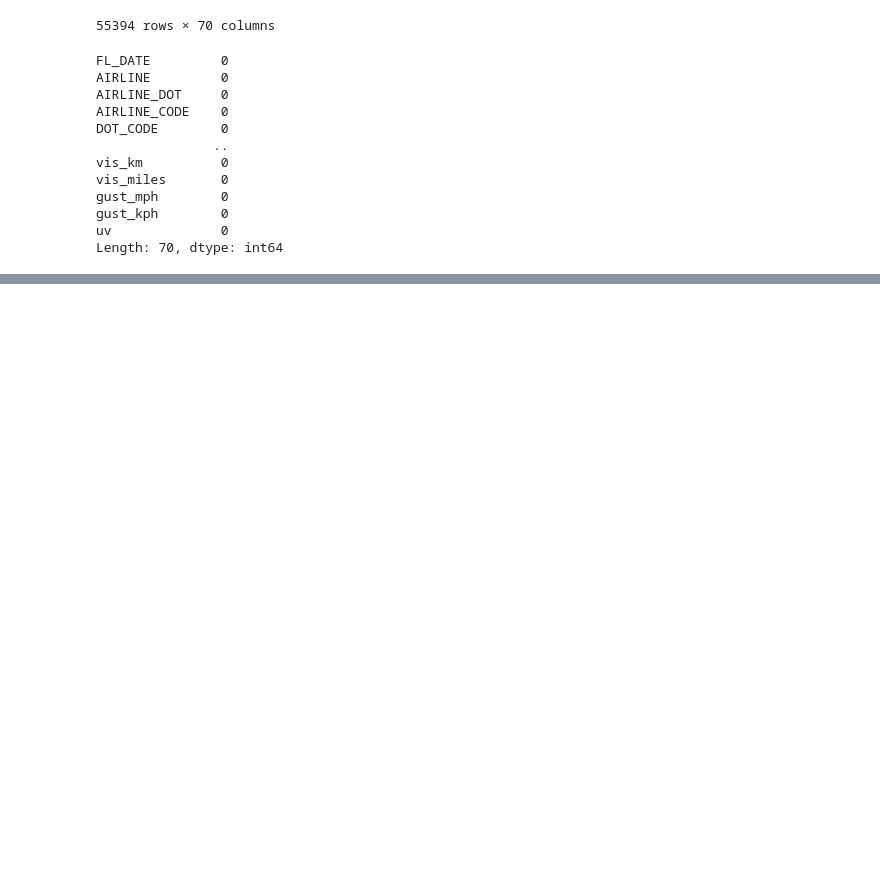
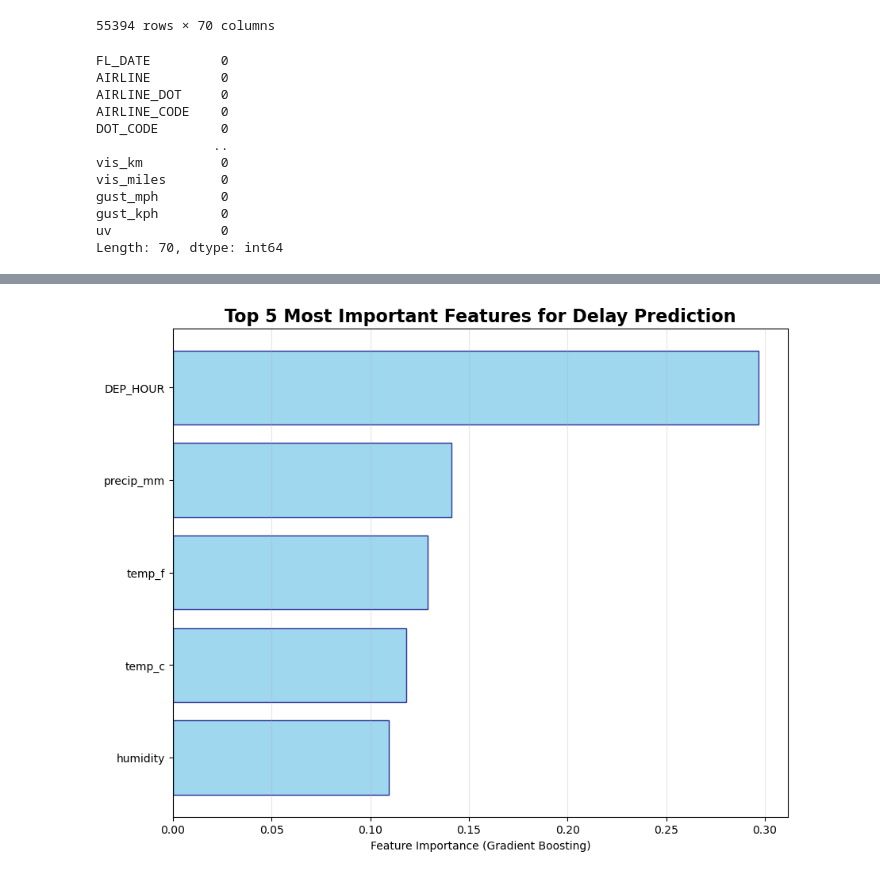
Before and after one commit to stevenl224/EECE5644-Final-Project, a Jupyter notebook: MLproj.ipynb, the cells around one changed output, grey strips where cells are left out. Cells and saved outputs as stored; diff of their text form; code cells hidden in the pictures; blank space fills up the shorter version.

```diff
--- a/MLproj.ipynb
+++ b/MLproj.ipynb
@@ -58,3 +58,14 @@ gust_mph        0
 gust_kph        0
 uv              0
 Length: 70, dtype: int64
+# %%
+# 1. Define on-time vs delayed and inspect distribution
+delay_threshold = 15  # minutes
+df['ONTIME'] = np.where(df['DEP_DELAY'] <= delay_threshold, 1, 0)  # 1=on-time, 0=delayed
+
+print("DEP_DELAY summary:")
+print(df['DEP_DELAY'].describe())
+print("\nONTIME value counts:")
+print(df['ONTIME'].value_counts())
+print("\nONTIME value proportion:")
+print(df['ONTIME'].value_counts(normalize=True))
@@ -305,0 +182,9 @@ plt.show()
+# %%
+# 3. Build X, y for regression and classification
+X = df_model[feature_cols].select_dtypes(include=['int64', 'float64'])
+y_reg = df_model['DEP_DELAY']
+y_clf = df_model['ONTIME']
+
+print("X shape:", X.shape)
+print("Regression target mean/std:", y_reg.mean(), y_reg.std())
+print("Classification ONTIME proportions:\n", y_clf.value_counts(normalize=True))
@@ -305,0 +199,59 @@ plt.show()
+# %%
+from sklearn.model_selection import train_test_split, KFold, cross_val_score
+from sklearn.linear_model import LinearRegression, Ridge, Lasso, ElasticNet
+from sklearn.ensemble import RandomForestRegressor, GradientBoostingRegressor
+
+X_train, X_test, y_train, y_test = train_test_split(
+    X, y_reg, test_size=0.2, random_state=42
+)
+
+reg_models = {
+    'LinearRegression': LinearRegression(),
+    'Ridge': Ridge(alpha=5.0),
+    'Lasso': Lasso(alpha=0.001),
+    'ElasticNet': ElasticNet(alpha=0.01, l1_ratio=0.5),
+    'RandomForest': RandomForestRegressor(
+        n_estimators=200, max_depth=12, random_state=42),
+    'GradientBoosting': GradientBoostingRegressor(
+        n_estimators=300, max_depth=3, learning_rate=0.05, random_state=42)
+}
+
+reg_results = []
+for name, model in reg_models.items():
+    model.fit(X_train, y_train)
+    y_pred = model.predict(X_test)
+    r2 = r2_score(y_test, y_pred)
+    rmse = np.sqrt(mean_squared_error(y_test, y_pred))
+    mae = mean_absolute_error(y_test, y_pred)
+    reg_results.append([name, r2, rmse, mae])
+
+reg_results_df = pd.DataFrame(reg_results, columns=['Model', 'R2', 'RMSE', 'MAE'])
+print(reg_results_df.sort_values('R2', ascending=False))
+
+lr = LinearRegression().fit(X_train, y_train)
+imp_features = pd.Series(lr.coef_, index=X.columns).abs().sort_values(ascending=False)
+print("\nTop features by absolute LR coefficient:")
+print(imp_features.head(20))
+
+# K-fold CV for best model (example: GradientBoosting)
+best_reg = reg_models['GradientBoosting']
+kf = KFold(n_splits=5, shuffle=True, random_state=42)
+cv_scores = cross_val_score(best_reg, X, y_reg, cv=kf, scoring='neg_root_mean_squared_error')
+print("GB 5-fold CV RMSE:", np.sqrt(-cv_scores).mean())
+# Feature importance plot for best model
+feature_importance = pd.DataFrame({
+    'feature': X.columns,
+    'importance': best_reg.feature_importances_
+}).sort_values('importance', ascending=True).tail(5)
+
+plt.figure(figsize=(10, 8))
+bars = plt.barh(range(len(feature_importance)), feature_importance['importance'],
+
+
+                color='skyblue', edgecolor='navy', alpha=0.8)
+plt.yticks(range(len(feature_importance)), feature_importance['feature'])
+plt.xlabel('Feature Importance (Gradient Boosting)')
+plt.title('Top 5 Most Important Features for Delay Prediction', fontsize=16, fontweight
+='bold')
+plt.grid(axis='x', alpha=0.3)
+# %% [output]
@@ -305,0 +275 @@ plt.show()
+[figure, added]
```
Also changed, not shown: parts of 14 cells of this notebook.
